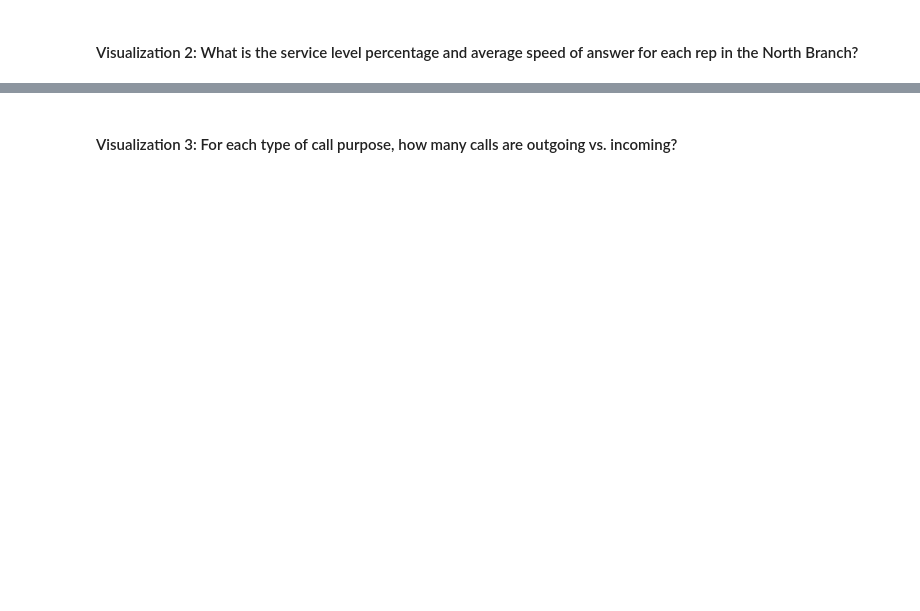
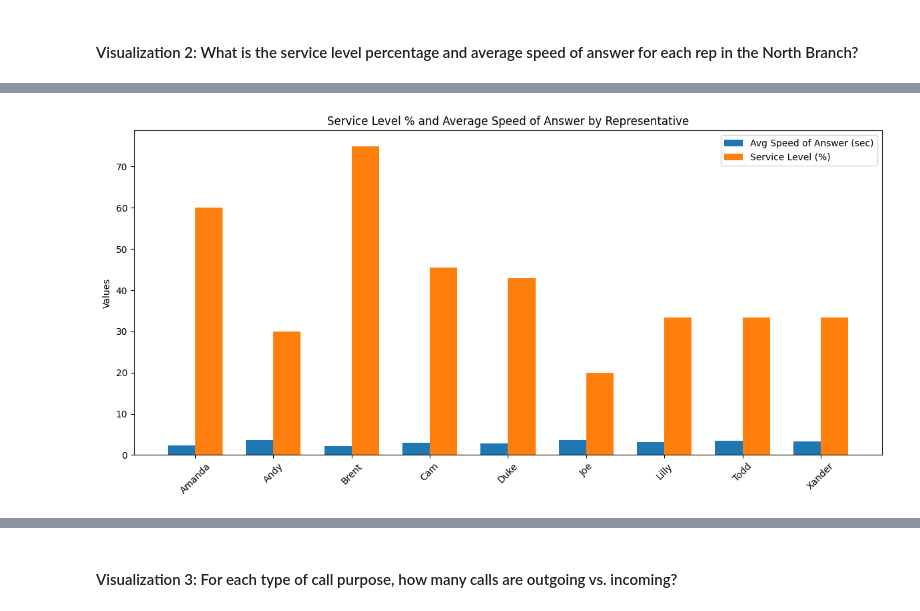
Before and after one commit to SaSheaGaston/call-center-cleanup-assignment, a Jupyter notebook: Call_Center_Cleanup.ipynb, the cells around one changed output, grey strips where cells are left out. Saved outputs shown, nothing was run; the diff lists cells and outputs as text; code cells hidden in the pictures; blank space fills up the shorter version.

```diff
--- a/Call_Center_Cleanup.ipynb
+++ b/Call_Center_Cleanup.ipynb
@@ -725,3 +930,29 @@ NameError: name 'north' is not defined
+# %%
+# Making a grouped bar chart to see two versions of the data
+
+reps = north_plt["Rep ID"]    # x-axis labels
+asa_values = north_plt["Incoming Wait Time"].values      # These are the values for the average speed of answer
+sl_values = service_level["Service Level %"].values      # These are the values for  the service level %
+
+# Create bar positions
+x = np.arange(len(reps))
+width = 0.35
+
+
+plt.figure(figsize = (12, 6))
+
+plt.bar(x - width/2, asa_values, width, label = "Avg Speed of Answer (sec)")
+plt.bar(x + width/2, sl_values, width, label = "Service Level (%)")
+
+plt.xticks(x, reps, rotation = 45)
+plt.title("Service Level % and Average Speed of Answer by Representative")
+plt.ylabel("Values")
+plt.legend()
+
+plt.tight_layout()
+plt.show()
+# %% [output]
+[figure, added]
 # %% [markdown]
 ##### Record your answer below:
 
```
Also changed, not shown: parts of 26 cells of this notebook.
